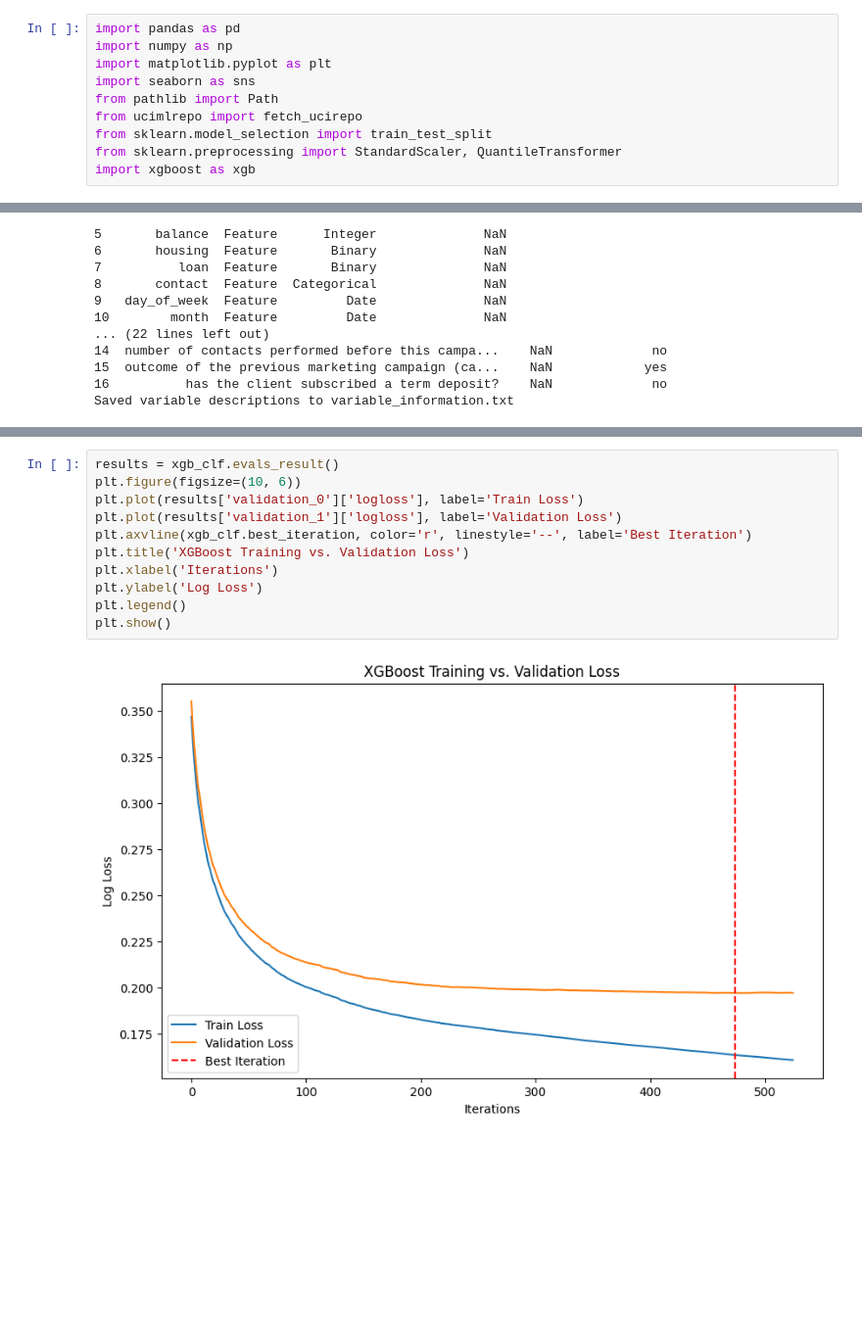
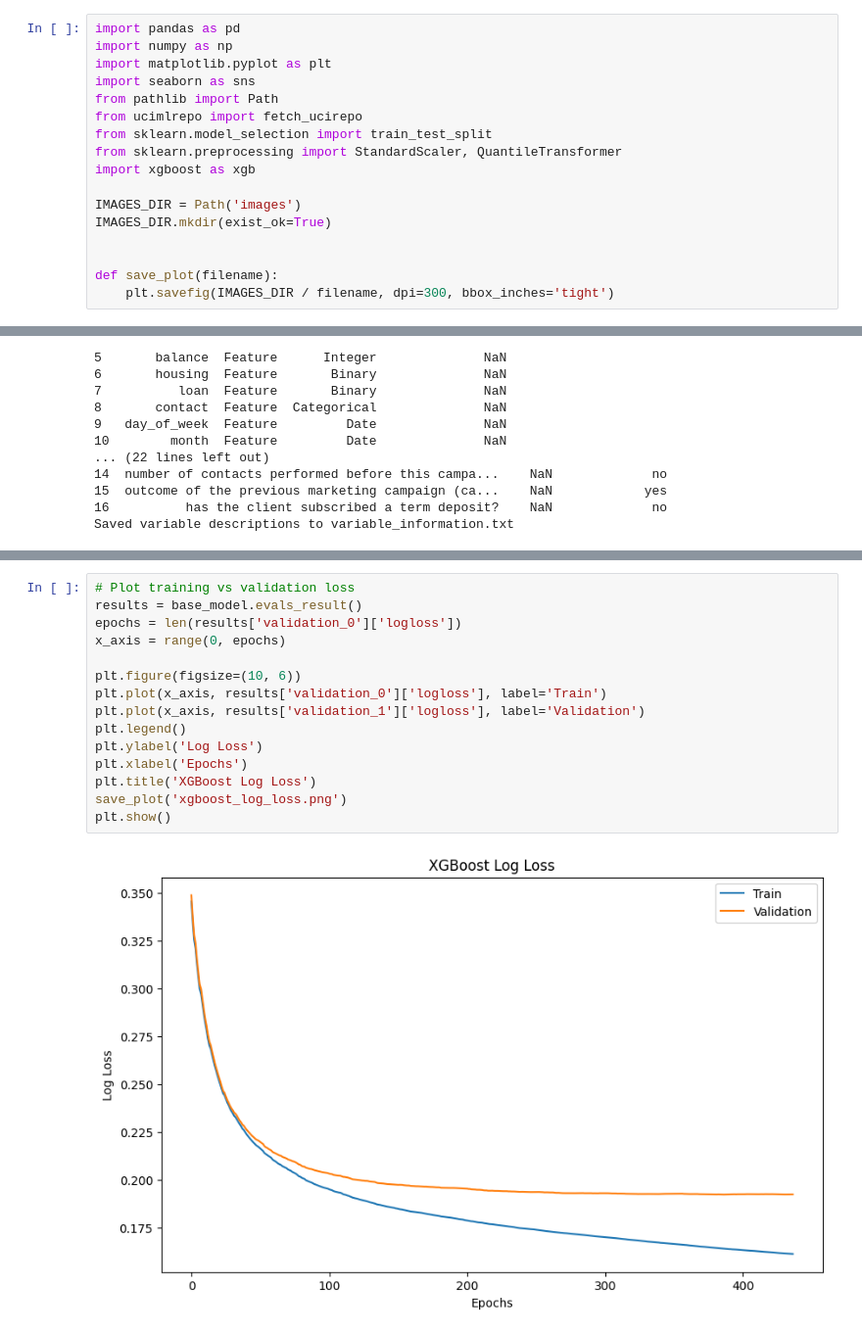
Before and after one commit to Charliemei1112/4995HW2, a Jupyter notebook: 4995_hw2.ipynb, the cells around one changed output, grey strips where cells are left out. Shown at 98% size. Cells and saved outputs as stored; diff of their text form; blank space fills up the shorter version.

```diff
--- a/4995_hw2.ipynb
+++ b/4995_hw2.ipynb
@@ -33,6 +33,13 @@ from ucimlrepo import fetch_ucirepo
 from sklearn.model_selection import train_test_split
 from sklearn.preprocessing import StandardScaler, QuantileTransformer
 import xgboost as xgb
+
+IMAGES_DIR = Path('images')
+IMAGES_DIR.mkdir(exist_ok=True)
+
+
+def save_plot(filename):
+    plt.savefig(IMAGES_DIR / filename, dpi=300, bbox_inches='tight')
 # %%
 def write_variable_descriptions(variables: pd.DataFrame, output_path: str) -> None:
     lines = []
@@ -759,13 +859,17 @@ Test Accuracy: 0.9161
 # %%
-results = xgb_clf.evals_result()
+# Plot training vs validation loss
+results = base_model.evals_result()
+epochs = len(results['validation_0']['logloss'])
+x_axis = range(0, epochs)
+
 plt.figure(figsize=(10, 6))
-plt.plot(results['validation_0']['logloss'], label='Train Loss')
-plt.plot(results['validation_1']['logloss'], label='Validation Loss')
-plt.axvline(xgb_clf.best_iteration, color='r', linestyle='--', label='Best Iteration')
-plt.title('XGBoost Training vs. Validation Loss')
-plt.xlabel('Iterations')
+plt.plot(x_axis, results['validation_0']['logloss'], label='Train')
+plt.plot(x_axis, results['validation_1']['logloss'], label='Validation')
+plt.legend()
 plt.ylabel('Log Loss')
-plt.legend()
+plt.xlabel('Epochs')
+plt.title('XGBoost Log Loss')
+save_plot('xgboost_log_loss.png')
 plt.show()
 # %% [output]
-[figure, old version]
+[figure, new version]
```
Also changed, not shown: parts of 49 cells of this notebook, 22 other files.
